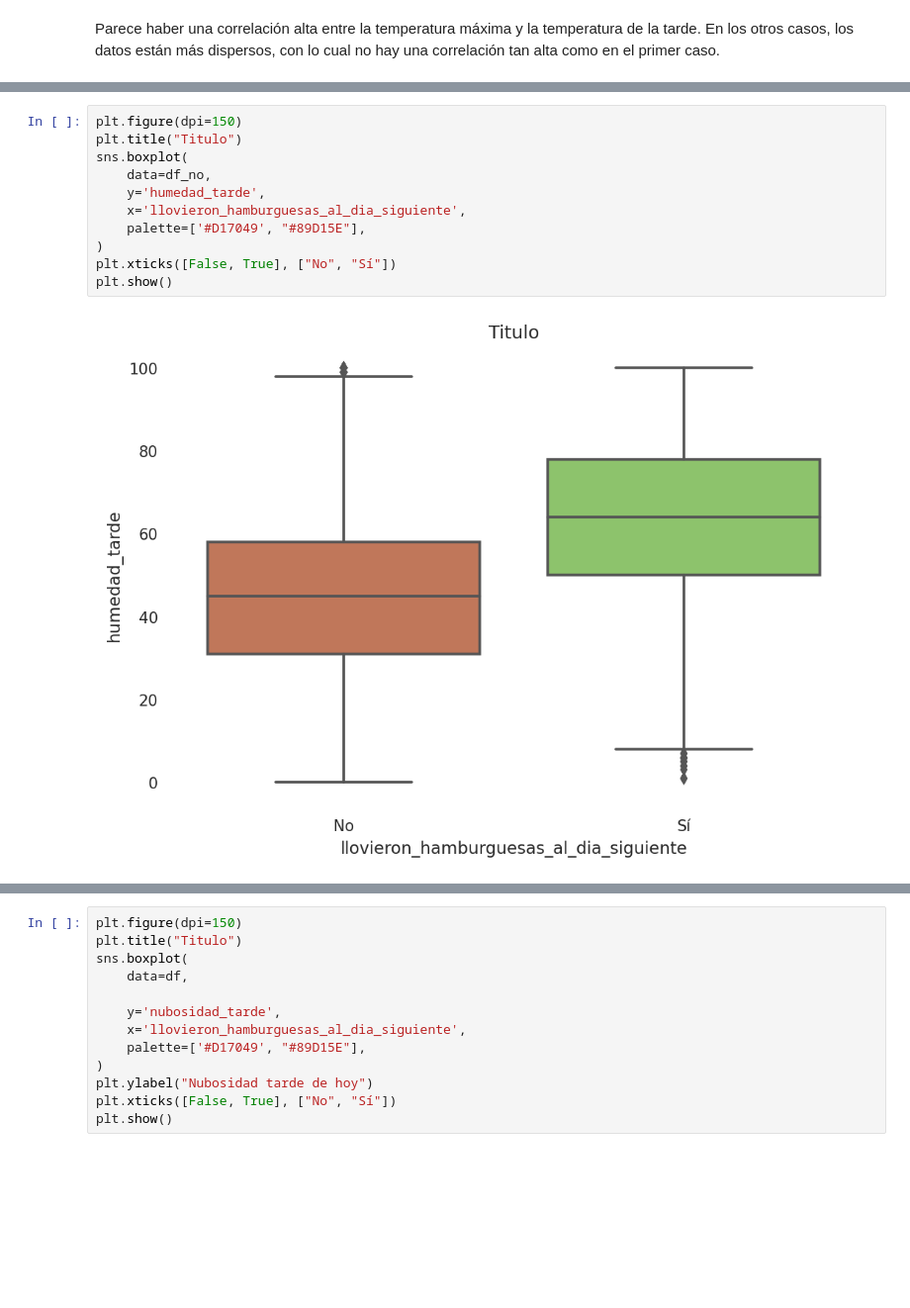
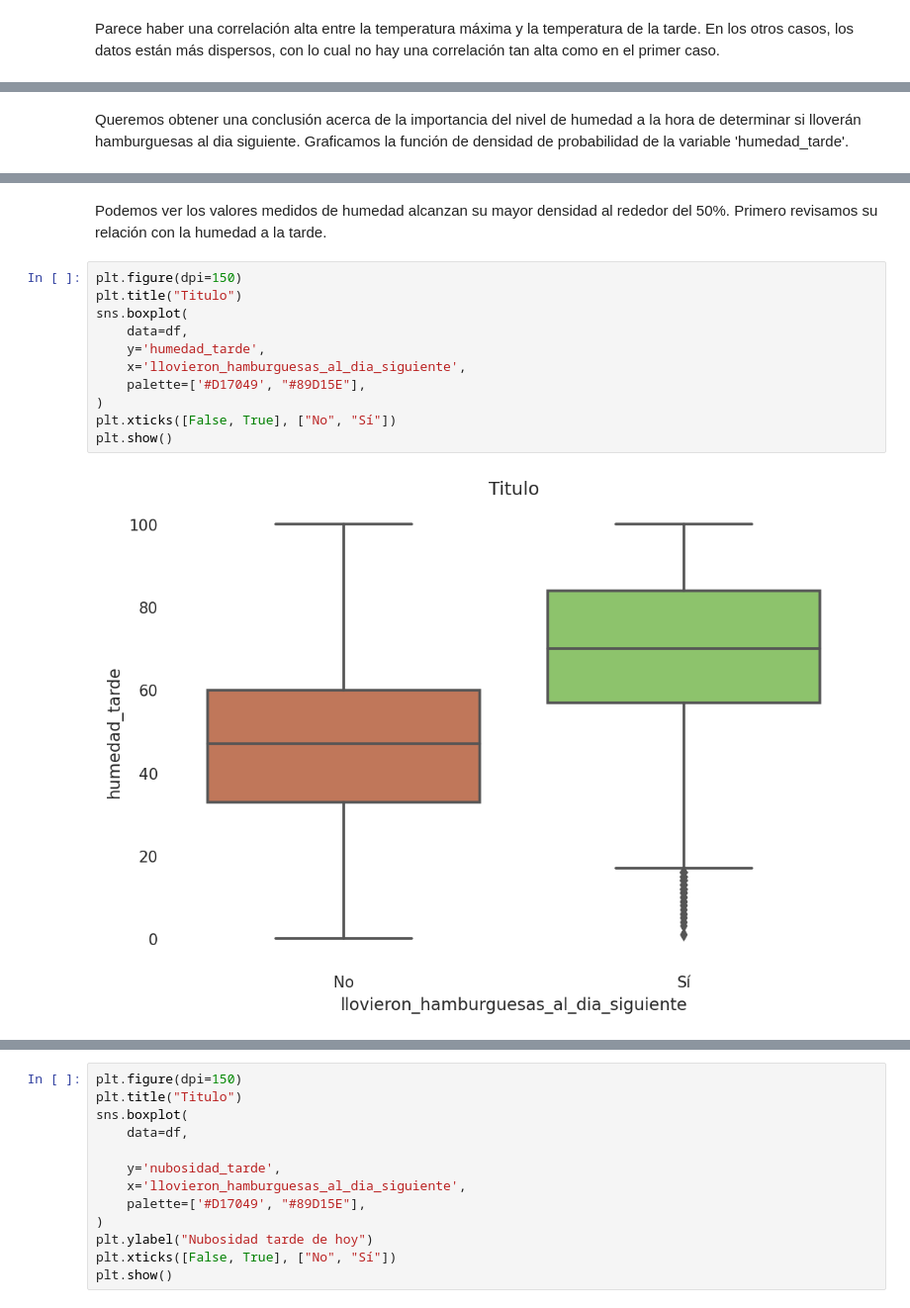
Before and after one commit to aflouret/lluvia-de-hamburguesas, a Jupyter notebook: tp.ipynb, the cells around one changed output, grey strips where cells are left out. Shown: that part at 99% size. Saved outputs shown, nothing was run; the diff lists cells and outputs as text; blank space fills up the shorter version.

```diff
--- a/tp.ipynb
+++ b/tp.ipynb
@@ -322,18 +294,23 @@ plt.show()
+# %% [markdown]
+Queremos obtener una conclusión acerca de la importancia del nivel de humedad a la hora de determinar si lloverán hamburguesas al dia siguiente. Graficamos la función de densidad de probabilidad de la variable 'humedad_tarde'.
 # %%
 df['humedad_tarde'].plot(kind='density')
 # %% [output]
 <AxesSubplot:ylabel='Density'>
 [figure]
+# %% [markdown]
+Podemos ver los valores medidos de humedad alcanzan su mayor densidad al rededor del 50%.
+Primero revisamos su relación con la humedad a la tarde.
 # %%
 plt.figure(dpi=150)
 plt.title("Titulo")
 sns.boxplot(
-    data=df_no,
+    data=df,
     y='humedad_tarde',
     x='llovieron_hamburguesas_al_dia_siguiente',
     palette=['#D17049', "#89D15E"],
 )
 plt.xticks([False, True], ["No", "Sí"])
 plt.show()
 # %% [output]
-[figure, old version]
+[figure, new version]
```
Also changed, not shown: parts of 69 cells of this notebook.
